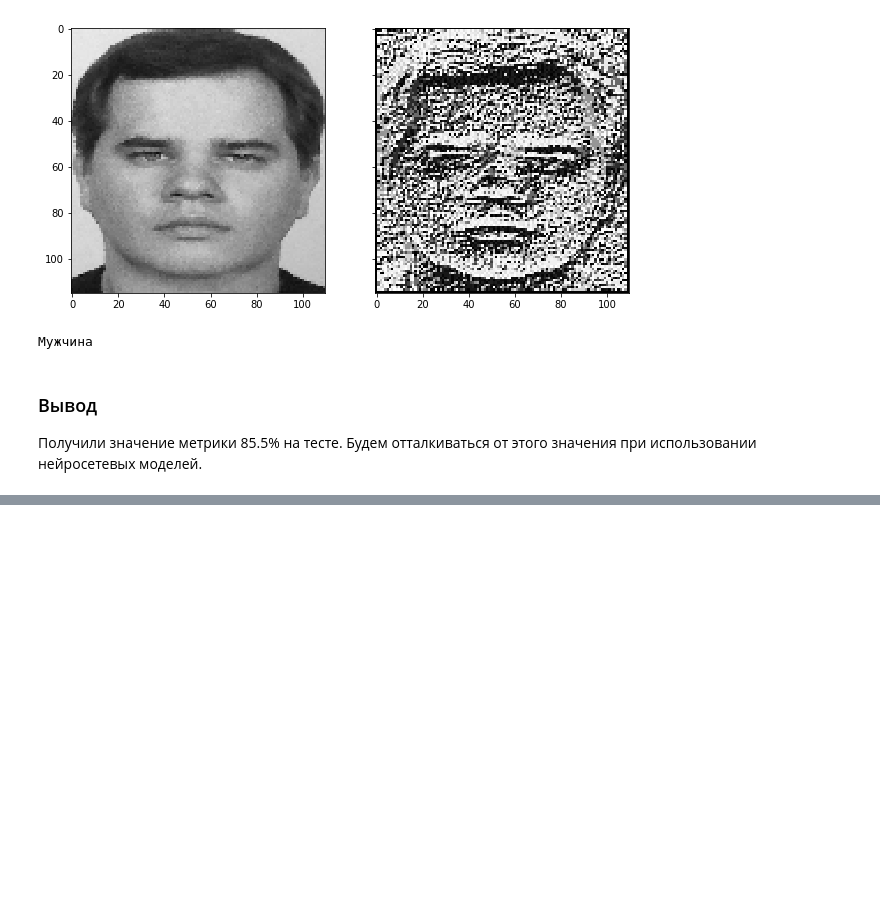
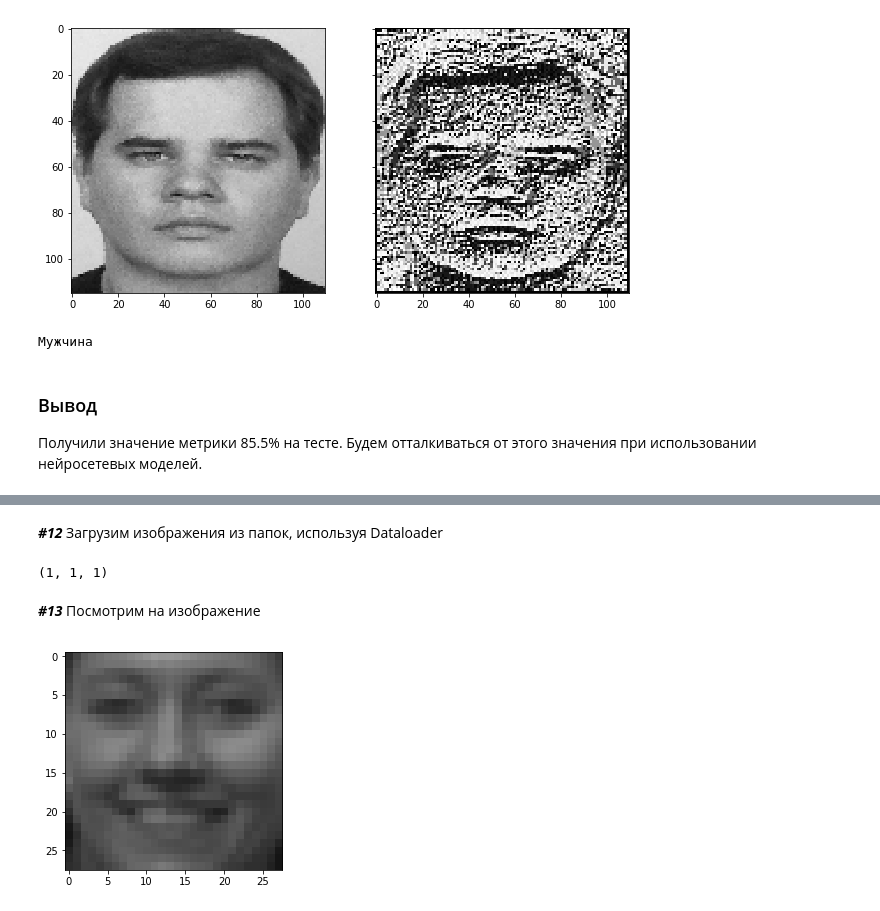
Before and after one commit to Timur-Sukharev/for_images, a Jupyter notebook: LBP_myLeNet_ResNet.ipynb, the cells around one changed output, grey strips where cells are left out. Drawn from its saved outputs; the diff is of its cells as text; code cells hidden in the pictures; blank space fills up the shorter version.

```diff
--- a/LBP_myLeNet_ResNet.ipynb
+++ b/LBP_myLeNet_ResNet.ipynb
@@ -425,0 +434,35 @@ else:
+# %% [markdown]
+***#12*** Загрузим изображения из папок, используя Dataloader
+# %%
+#train
+train_transforms = transforms.Compose([
+    transforms.Resize((28, 28)), #уменьшим размер, как в классической LeNet + это ускоряет расчет
+    transforms.Grayscale(),
+    transforms.ToTensor()
+])
+
+
+train_dataset = torchvision.datasets.ImageFolder(train_dir, train_transforms)
+val_dataset = torchvision.datasets.ImageFolder(val_dir, train_transforms)
+test_dataset = torchvision.datasets.ImageFolder(test_dir, train_transforms)
+
+#batch = 10
+train_dataloader = torch.utils.data.DataLoader(train_dataset, batch_size=320, shuffle=True)
+
+val_dataloader = torch.utils.data.DataLoader(val_dataset, batch_size=80, shuffle=True)
+
+test_dataloader = torch.utils.data.DataLoader(test_dataset, batch_size=200, shuffle=False)
+# %%
+len(train_dataloader), len(test_dataloader), len(val_dataloader)
+# %% [output]
+(1, 1, 1)
+# %% [markdown]
+***#13*** Посмотрим на изображение
+# %%
+X_batch, y_batch = next(iter(val_dataloader))
+mean = np.array([0.0, 0.0, 0.0])
+std = np.array([1, 1, 1])
+plt.imshow(X_batch[0].permute(1, 2, 0).numpy() * std + mean)
+plt.show()
+# %% [output]
+[figure, added]
```
Also changed, not shown: parts of 20 cells of this notebook.
